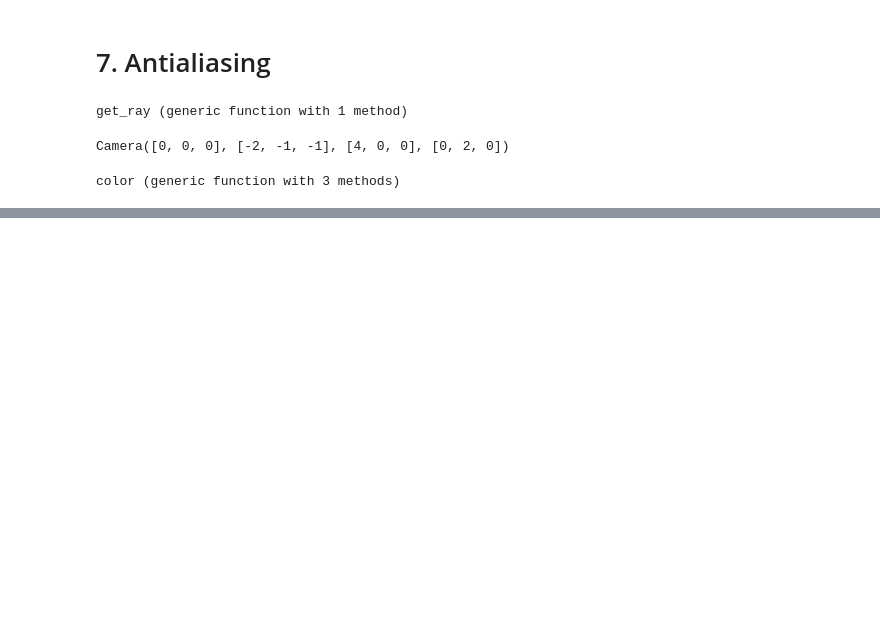
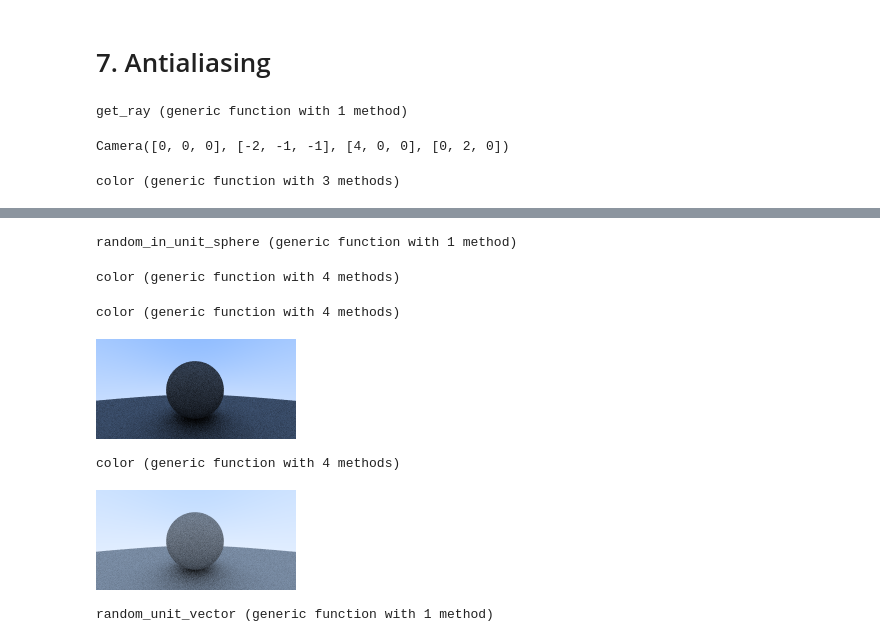
Before and after one commit to shritesh/raytrace, a Jupyter notebook: Raytracing.ipynb, the cells around one changed output, grey strips where cells are left out. Saved outputs shown, nothing was run; the diff lists cells and outputs as text; code cells hidden in the pictures; blank space fills up the shorter version.

```diff
--- a/Raytracing.ipynb
+++ b/Raytracing.ipynb
@@ -295,0 +299,30 @@ color (generic function with 3 methods)
+# %%
+function random_in_unit_sphere()
+    while true
+        p = rand(-1:eps():1, 3)
+        if norm(p)^2 > 1
+            continue
+        end
+        return p
+    end
+end
+# %% [output]
+random_in_unit_sphere (generic function with 1 method)
+# %%
+function color(r::Ray, world::Hittable, depth)
+    rec = HitRecord()
+
+    if depth <= 0
+        return [0, 0, 0]
+    end
+
+    if hit(world, r, 0, Inf, rec)
+        target = rec.p + rec.normal + random_in_unit_sphere()
+        return 0.5 * color(Ray(rec.p, target - rec.p), world, depth - 1)
+    end
+    unit_direction = normalize(r.direction)
+    t = 0.5 * (y(unit_direction) + 1)
+    (1 - t) * [1, 1, 1] + t * [0.5, 0.7, 1]
+end
+# %% [output]
+color (generic function with 4 methods)
@@ -295,0 +331,43 @@ color (generic function with 3 methods)
+# %%
+function color(i, j)
+    c = [0, 0, 0]
+    for _ in 1:samples_per_pixel
+        u = (i + rand()) / image_width
+        v = (j + rand()) / image_height
+        r = get_ray(cam, u, v)
+        c += color(r, world, max_depth)
+    end
+    c / samples_per_pixel
+end
+# %% [output]
+color (generic function with 4 methods)
+# %%
+render()
+# %% [output]
+[figure, added]
+# %%
+function color(i, j)
+    c = [0, 0, 0]
+    for _ in 1:samples_per_pixel
+        u = (i + rand()) / image_width
+        v = (j + rand()) / image_height
+        r = get_ray(cam, u, v)
+        c += color(r, world, max_depth)
+    end
+    sqrt.(c / samples_per_pixel)
+end
+# %% [output]
+color (generic function with 4 methods)
+# %%
+render()
+# %% [output]
+[figure, added]
+# %%
+function random_unit_vector()
+    a = rand(0:eps():2pi)
+    z = rand(-1:eps():1)
+    r = sqrt(1 - z * z)
+    [r*cos(a), r*sin(a), z]
+end
+# %% [output]
+random_unit_vector (generic function with 1 method)
```
Also changed, not shown: parts of 21 cells of this notebook.
